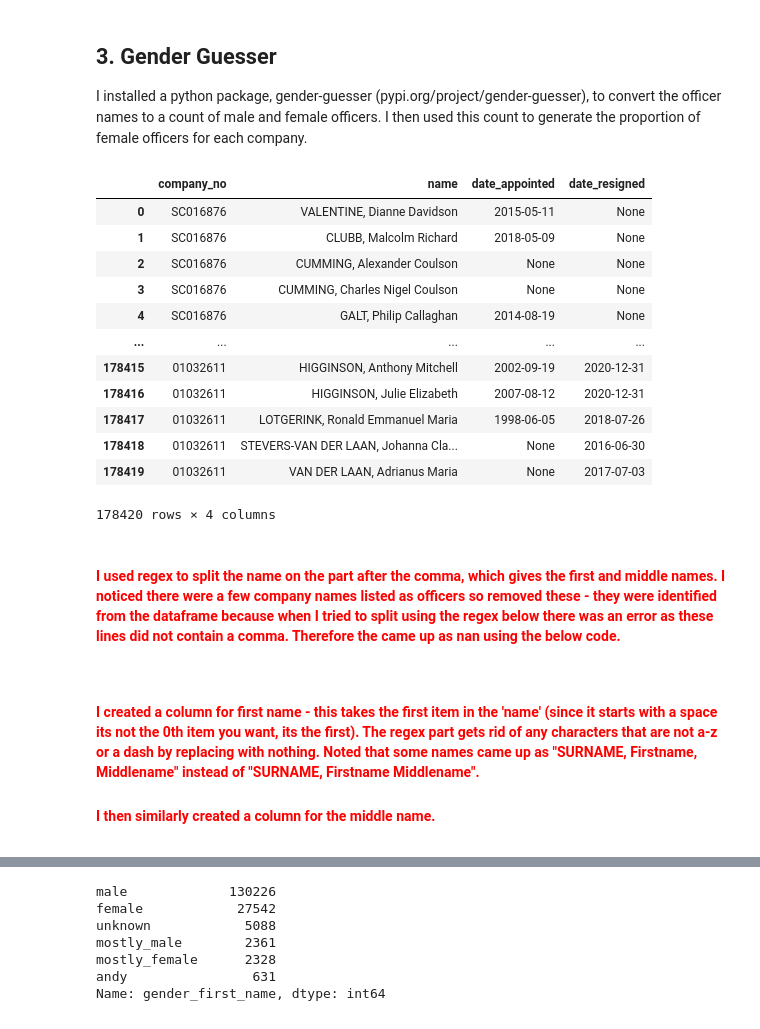
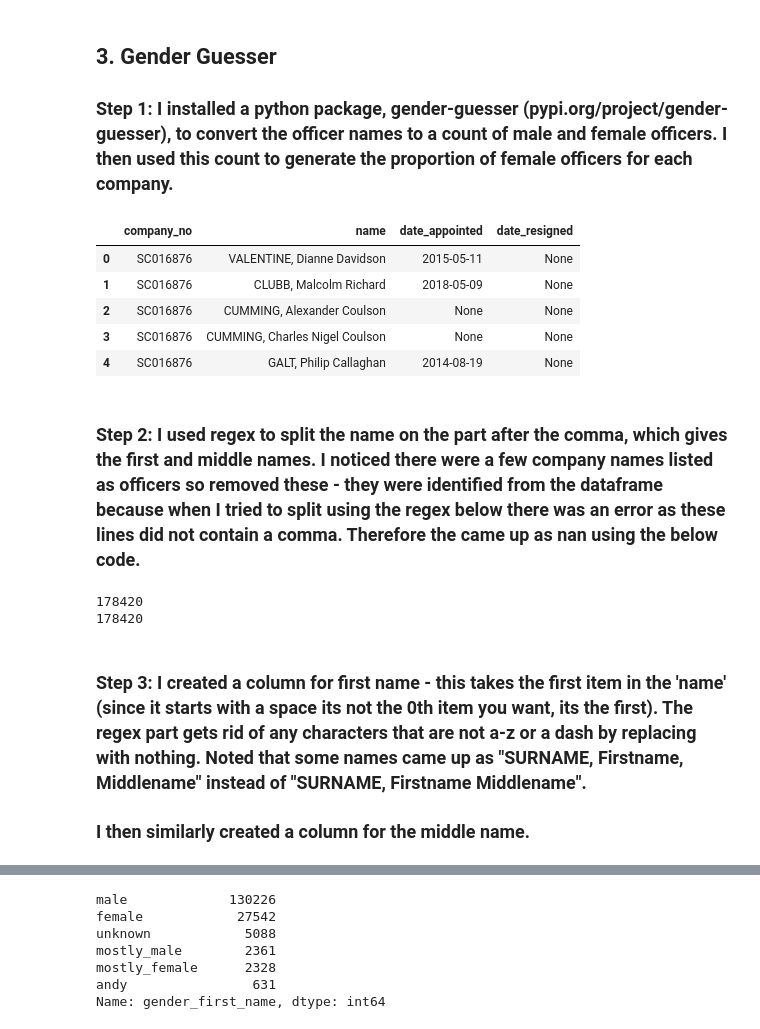
Before and after one commit to Git-as/Capstone_Project, a Jupyter notebook: 3_gender_guesser.ipynb, the cells around one changed output, grey strips where cells are left out. Drawn from its saved outputs; the diff is of its cells as text; code cells hidden in the pictures.

```diff
--- a/3_gender_guesser.ipynb
+++ b/3_gender_guesser.ipynb
@@ -1,7 +1,7 @@
 # %% [markdown]
 ## 3. Gender Guesser
 
-I installed a python package, gender-guesser (pypi.org/project/gender-guesser), to convert the officer names to a count of male and female officers. I then used this count to generate the proportion of female officers for each company.
+### Step 1: I installed a python package, gender-guesser (pypi.org/project/gender-guesser), to convert the officer names to a count of male and female officers. I then used this count to generate the proportion of female officers for each company.
 # %%
 import requests
 import bs4
@@ -12,27 +13,16 @@ import time, random
 # %%
-officers_18_19 = pd.read_csv('officers_18_19_v2', parse_dates=['date_appointed','date_resigned'])
+officers_18_19 = pd.read_csv('officers_18_19_v2.csv', parse_dates=['date_appointed','date_resigned'])
 # %%
 officers_18_19.drop(columns='Unnamed: 0', inplace=True)
 # %%
-officers_18_19
+officers_18_19.head()
 # %% [output]
 |  | company_no | name | date_appointed | date_resigned |
 | 0 | SC016876 | VALENTINE, Dianne Davidson | 2015-05-11 | None |
 | 1 | SC016876 | CLUBB, Malcolm Richard | 2018-05-09 | None |
 | 2 | SC016876 | CUMMING, Alexander Coulson | None | None |
 | 3 | SC016876 | CUMMING, Charles Nigel Coulson | None | None |
 | 4 | SC016876 | GALT, Philip Callaghan | 2014-08-19 | None |
-| ... | ... | ... | ... | ... |
-| 178415 | 01032611 | HIGGINSON, Anthony Mitchell | 2002-09-19 | 2020-12-31 |
-| 178416 | 01032611 | HIGGINSON, Julie Elizabeth | 2007-08-12 | 2020-12-31 |
-| 178417 | 01032611 | LOTGERINK, Ronald Emmanuel Maria | 1998-06-05 | 2018-07-26 |
-| 178418 | 01032611 | STEVERS-VAN DER LAAN, Johanna Cla... | None | 2016-06-30 |
-| 178419 | 01032611 | VAN DER LAAN, Adrianus Maria | None | 2017-07-03 |
-178420 rows × 4 columns
 # %% [markdown]
-<font color='red'>
-
-#### I used regex to split the name on the part after the comma, which gives the first and middle names. I noticed there were a few company names listed as officers so removed these - they were identified from the dataframe because when I tried to split using the regex below there was an error as these lines did not contain a comma. Therefore the came up as nan using the below code.
-
-</font>
+### Step 2: I used regex to split the name on the part after the comma, which gives the first and middle names. I noticed there were a few company names listed as officers so removed these - they were identified from the dataframe because when I tried to split using the regex below there was an error as these lines did not contain a comma. Therefore the came up as nan using the below code.
 # %%
@@ -47,14 +36,13 @@ for line in officers_18_19.name:
 # %%
 # I checked the lists were the same length:
 print(len(officers_18_19.name))
-print(len(test))
+print(len(name_split))
+# %% [output]
+178420
+178420
 # %% [markdown]
-<font color='red'>
+### Step 3: I created a column for first name - this takes the first item in the 'name' (since it starts with a space its not the 0th item you want, its the first). The regex part gets rid of any characters that are not a-z or a dash by replacing with nothing. Noted that some names came up as "SURNAME, Firstname, Middlename" instead of "SURNAME, Firstname Middlename".
 
-#### I created a column for first name - this takes the first item in the 'name' (since it starts with a space its not the 0th item you want, its the first). The regex part gets rid of any characters that are not a-z or a dash by replacing with nothing. Noted that some names came up as "SURNAME, Firstname, Middlename" instead of "SURNAME, Firstname Middlename".
-
-#### I then similarly created a column for the middle name.
-
-</font>
+### I then similarly created a column for the middle name.
 # %%
 first_name = []
```
Also changed, not shown: parts of 67 cells of this notebook, 5 other files.
